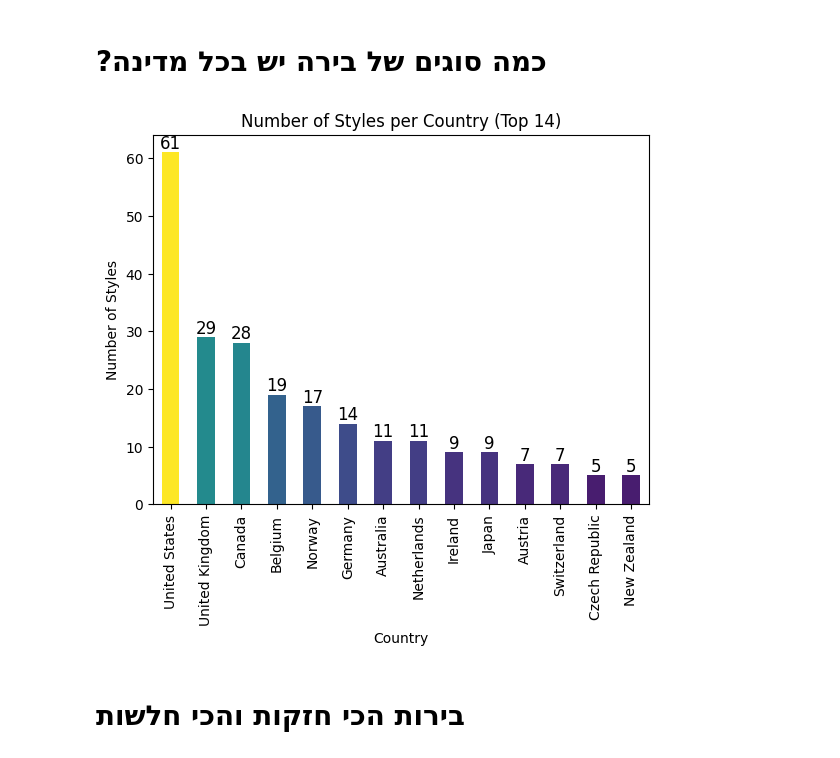
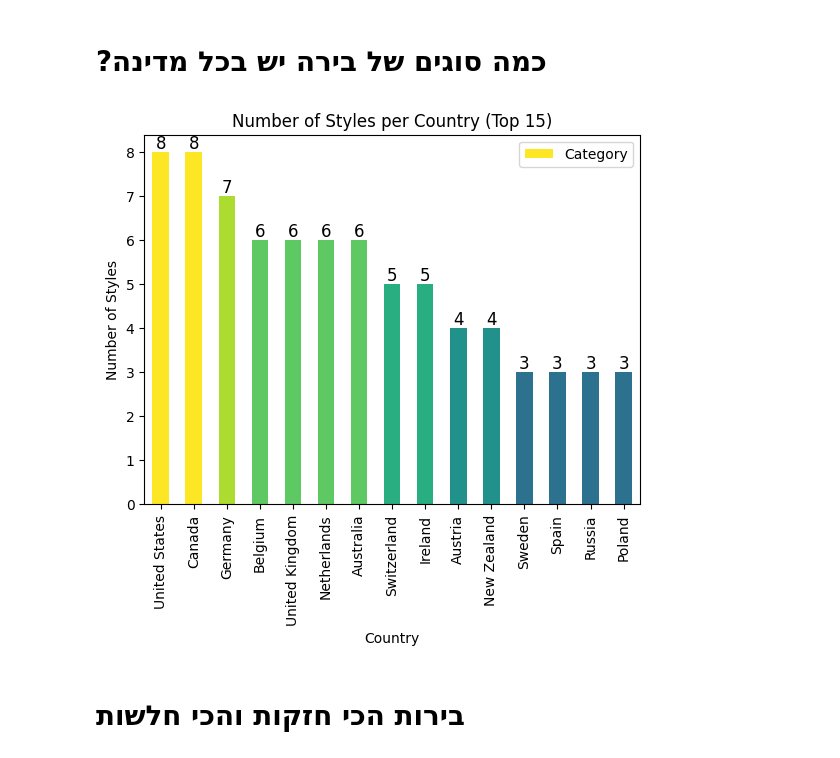
Before and after one commit to Shai-Safran/Projects, a Jupyter notebook: BEER_Project.ipynb, the cells around one changed output. Cells and saved outputs as stored; diff of their text form; code cells hidden in the pictures.

```diff
--- a/BEER_Project.ipynb
+++ b/BEER_Project.ipynb
@@ -290,19 +279,19 @@ plt.show()
 # %% [markdown]
 # **?כמה סוגים של בירה יש בכל מדינה**
 # %%
-df_Category=df.groupby('Country')['Style'].nunique().reset_index()
-df_Category=df_Category.sort_values(by=['Style'],ascending=False).head (hnum)
-colors = plt.cm.viridis(df_Category['Style'] / df_Category['Style'].max())
-df_Category.plot(kind='bar',x='Country',y='Style', color=colors, legend=False)
+df_Category=df.groupby('Country')['Category'].nunique().reset_index()
+df_Category=df_Category.sort_values(by=['Category'],ascending=False).head (hnum)
+colors = plt.cm.viridis(df_Category['Category'] / df_Category['Category'].max())
+df_Category.plot(kind='bar',x='Country',y='Category', color=colors, legend=True)
 plt.title(f'Number of Styles per Country (Top {hnum})')
 plt.xlabel('Country')
 plt.ylabel('Number of Styles')
 ax = plt.gca()  # Get the current Axes object
 for p in ax.patches:
     ax.text(p.get_x() + p.get_width() / 2., p.get_height(), '%d' % int(p.get_height()),
             fontsize=12, color='black', ha='center', va='bottom')
 # %% [output]
-[figure, old version]
+[figure, new version]
 # %% [markdown]
 # **בירות הכי חזקות והכי חלשות**
 # %%
```
Also changed, not shown: parts of 20 cells of this notebook.
